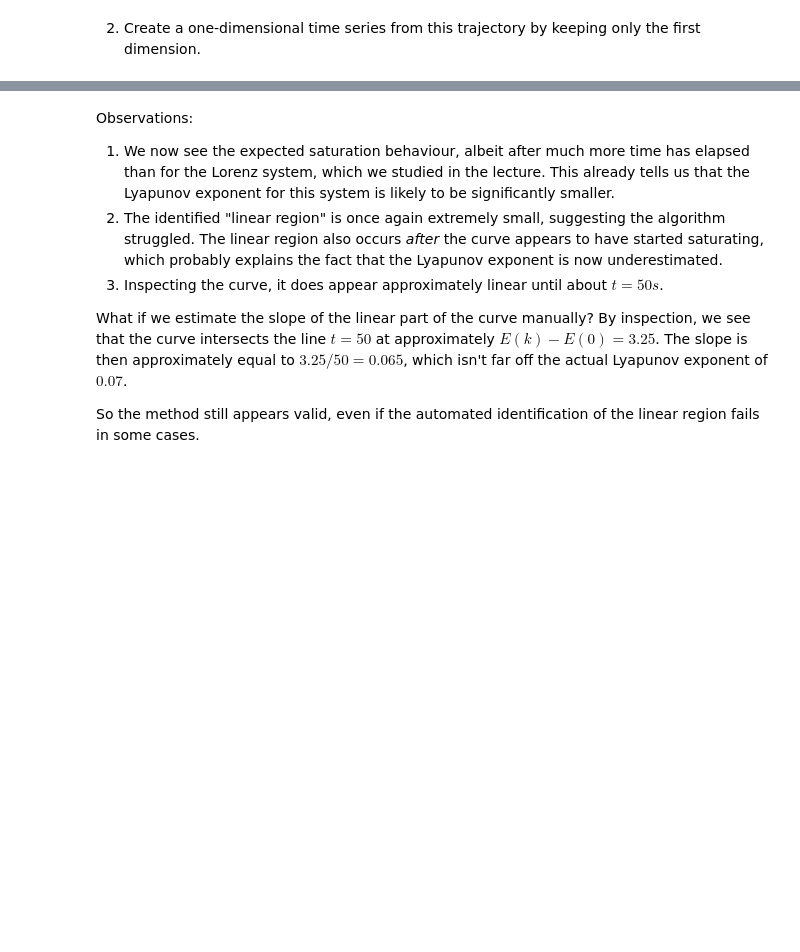
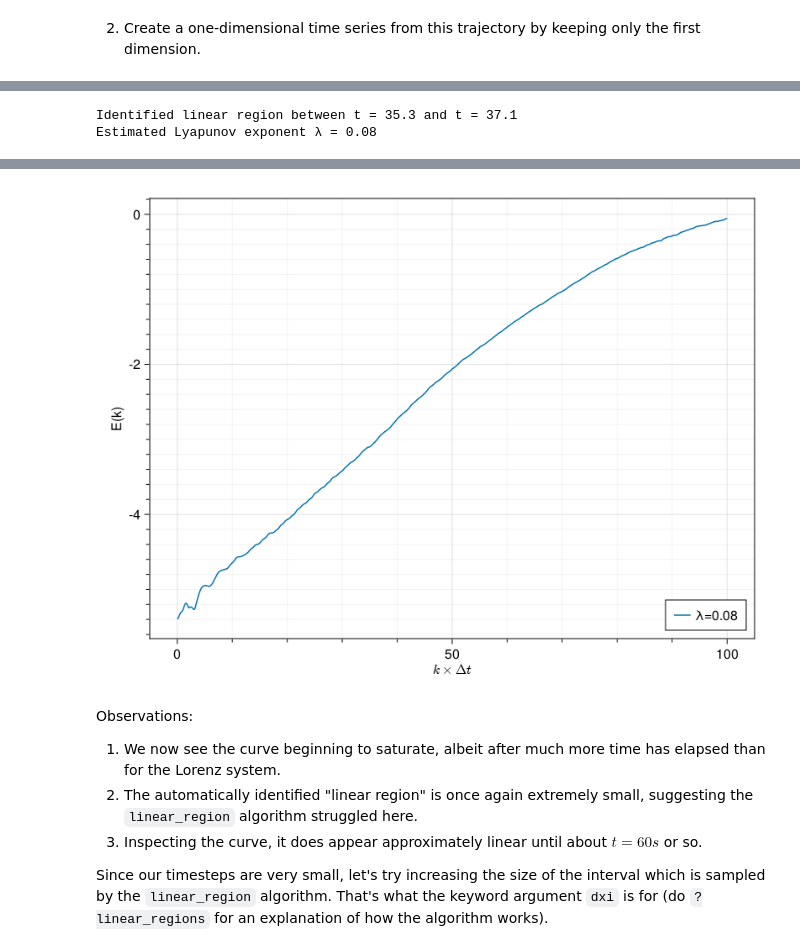
Before and after one commit to TUM-PIK-ESM/TUM-Dynamics-Lecture, a Jupyter notebook: exercises/exercise-6/exercise6_solutions.ipynb, the cells around one changed output, grey strips where cells are left out. Cells and saved outputs as stored; diff of their text form; code cells hidden in the pictures; blank space fills up the shorter version.

```diff
--- a/exercises/exercise-6/exercise6_solutions.ipynb
+++ b/exercises/exercise-6/exercise6_solutions.ipynb
@@ -153,0 +129,5 @@ Estimated Lyapunov exponent λ = 0.036
+# %%
+estimate_lyapunov_from_data(D, 0:10:10000, Δt)
+# %% [output]
+Identified linear region between t = 35.3 and t = 37.1
+Estimated Lyapunov exponent λ = 0.08
@@ -154,9 +136,8 @@ Estimated Lyapunov exponent λ = 0.036
+[figure, added]
 # %% [markdown]
 Observations:
-1. We now see the expected saturation behaviour, albeit after much more time has elapsed than for the Lorenz system, which we studied in the lecture. This already tells us that the Lyapunov exponent for this system is likely to be significantly smaller.
-2. The identified "linear region" is once again extremely small, suggesting the algorithm struggled. The linear region also occurs *after* the curve appears to have started saturating, which probably explains the fact that the Lyapunov exponent is now underestimated.
-3. Inspecting the curve, it does appear approximately linear until about $t = 50s$.
+1. We now see the curve beginning to saturate, albeit after much more time has elapsed than for the Lorenz system.
+2. The automatically identified "linear region" is once again extremely small, suggesting the `linear_region` algorithm struggled here.
+3. Inspecting the curve, it does appear approximately linear until about $t = 60s$ or so.
 
-What if we estimate the slope of the linear part of the curve manually? By inspection, we see that the curve intersects the line $t = 50$ at approximately $E(k) - E(0) = 3.25$. The slope is then approximately equal to $3.25 / 50 = 0.065$, which isn't far off the actual Lyapunov exponent of $0.07$.
-
-So the method still appears valid, even if the automated identification of the linear region fails in some cases.
+Since our timesteps are very small, let's try increasing the size of the interval which is sampled by the `linear_region` algorithm. That's what the keyword argument `dxi` is for (do `?linear_regions` for an explanation of how the algorithm works).
```
Also changed, not shown: parts of 43 cells of this notebook, 3 other files.
